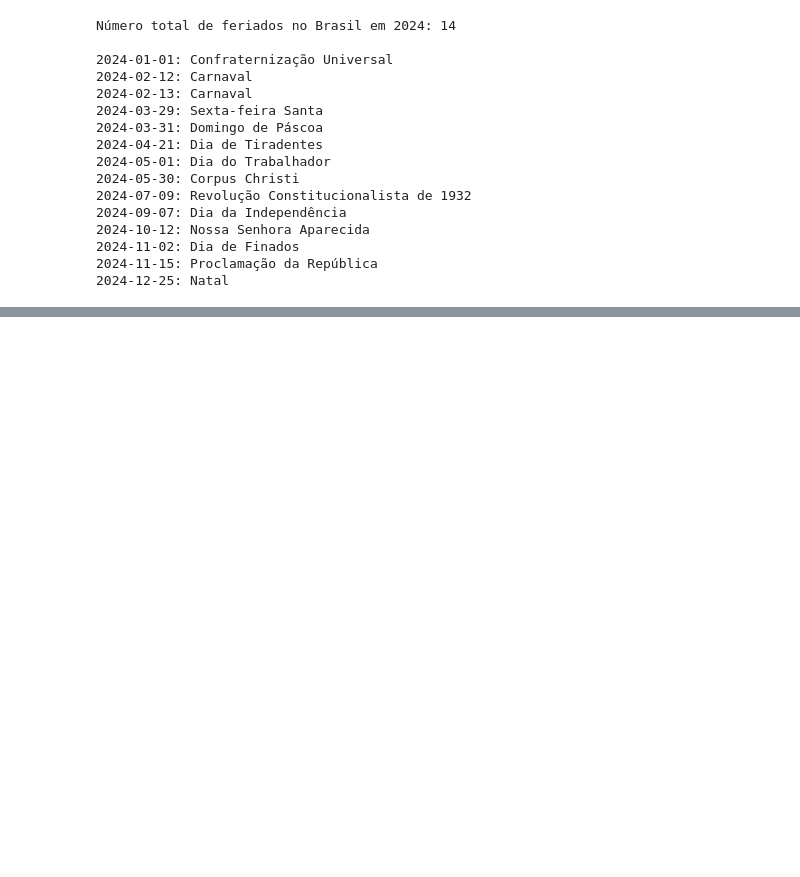
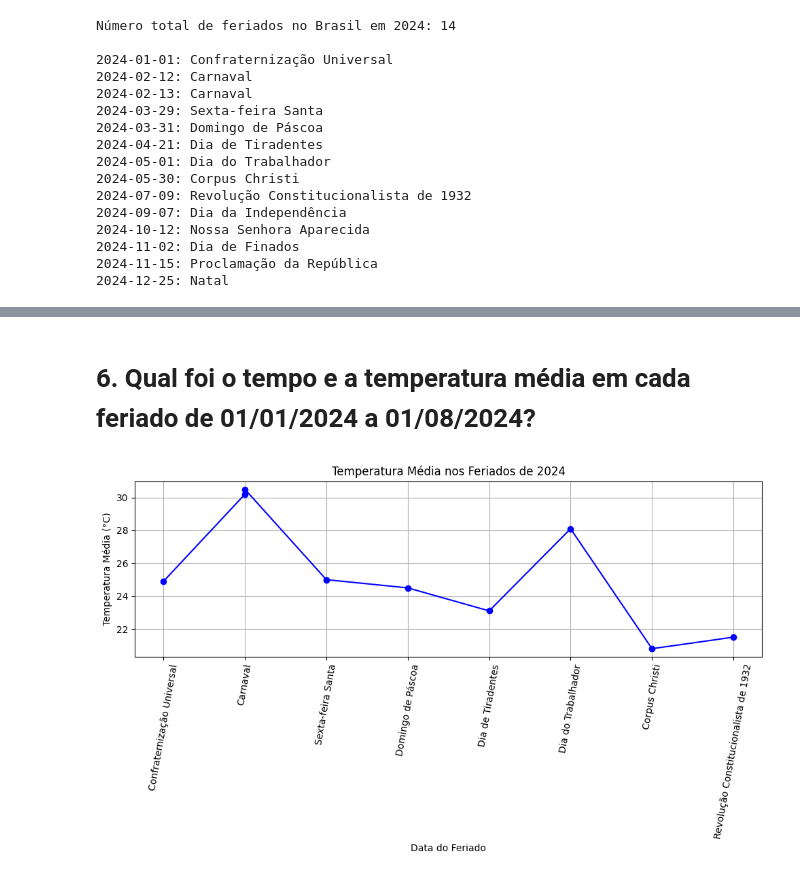
Before and after one commit to JairsonAlbertoSami/desafio-junior-data-scientis, a Jupyter notebook: visualizacao_Analise_API.ipynb, the cells around one changed output, grey strips where cells are left out. Cells and saved outputs as stored; diff of their text form; code cells hidden in the pictures; blank space fills up the shorter version.

Commit message:
termina a primeira versão da Visualização API

```diff
--- a/visualizacao_Analise_API.ipynb
+++ b/visualizacao_Analise_API.ipynb
@@ -64,0 +147,6 @@ fig.show()
+# %%
+url = (f'https://archive-api.open-meteo.com/v1/archive?latitude={latitude}'
+        f'&longitude={longitude}&start_date={start_date}&end_date={end_date}'
+        f'&daily=weathercode&timezone=America%2FSao_Paulo')
+
+response = requests.get(url)
@@ -64,0 +190,2 @@ fig.show()
+# %% [markdown]
+# 6. **Qual foi o tempo e a temperatura média em cada feriado de 01/01/2024 a 01/08/2024?**
@@ -64,0 +218,35 @@ fig.show()
+# %%
+holiday_dates = []
+holiday_names = []
+holiday_temperatures = []
+holiday_weather_descriptions = []
+
+for holiday in holidays:
+    holiday_date = holiday['date']
+    if holiday_date in dates:
+        index = dates.index(holiday_date)
+        temperature = temperatures[index]
+        weather_code = weather_codes[index]
+
+        if str(weather_code) in weather_data:
+            weather_description = weather_data[str(weather_code)]['day']['description']
+        else:
+            weather_description = "Código desconhecido"
+
+        holiday_dates.append(holiday_date)
+        holiday_names.append(holiday['localName'])
+        holiday_temperatures.append(temperature)
+        holiday_weather_descriptions.append(weather_description)
+# %%
+plt.figure(figsize=(10, 6))
+plt.plot(holiday_names, holiday_temperatures, marker='o', linestyle='-', color='blue')
+plt.xlabel('Data do Feriado')
+plt.ylabel('Temperatura Média (°C)')
+plt.title('Temperatura Média nos Feriados de 2024')
+plt.xticks(rotation=80)
+plt.grid(True)
+
+plt.tight_layout()
+plt.show()
+# %% [output]
+[figure, added]
```
Also changed, not shown: parts of 11 cells of this notebook.
